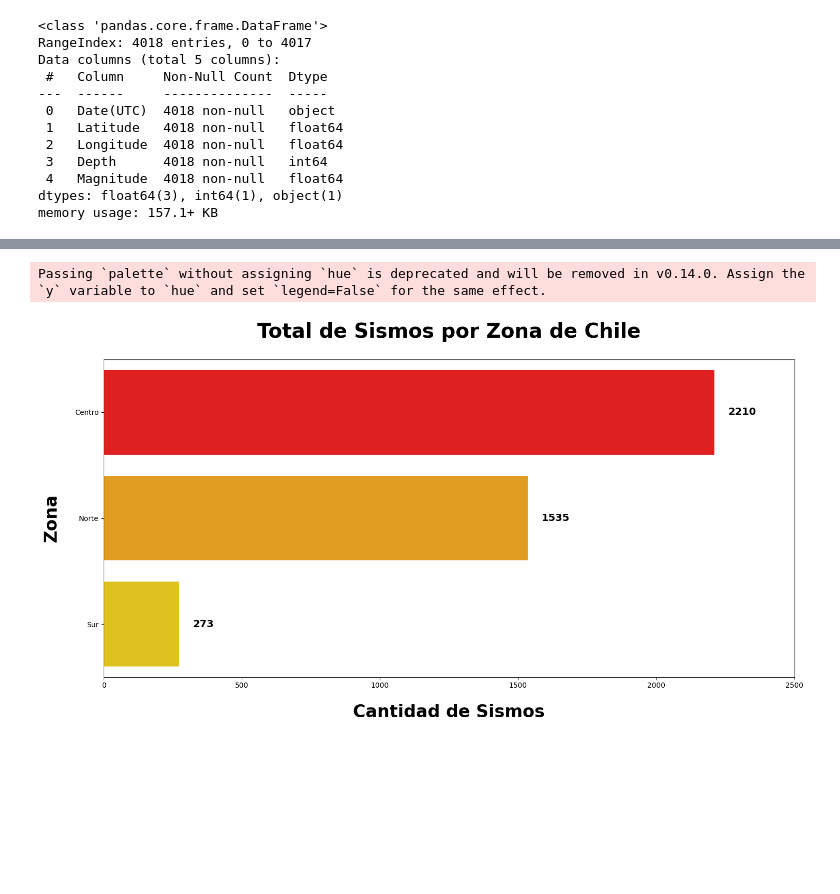
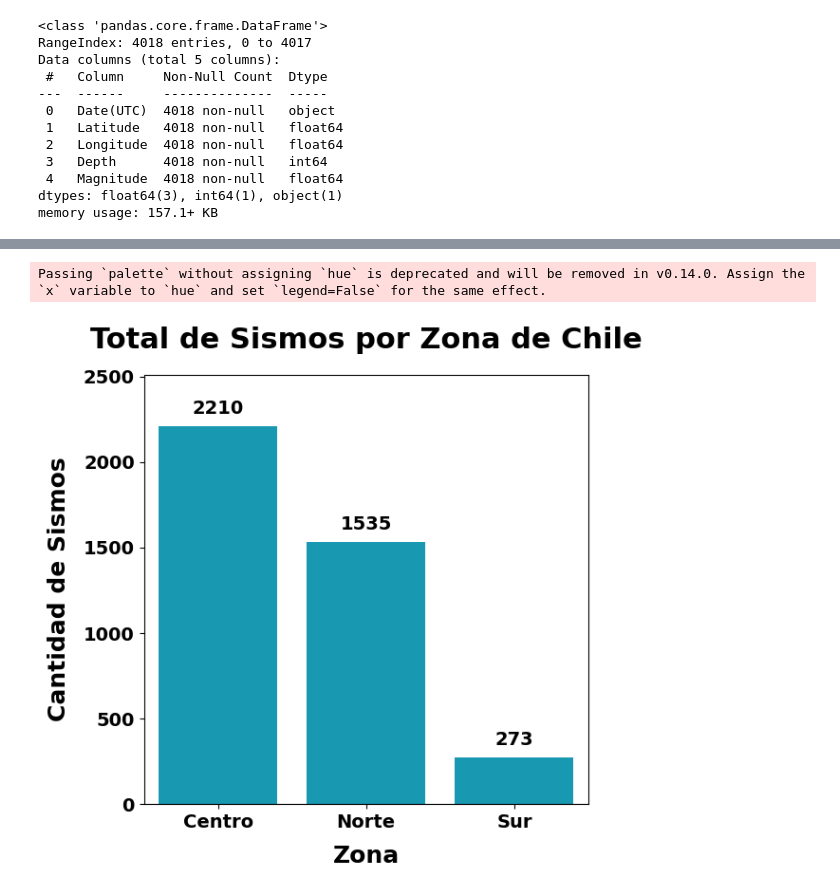
Before and after one commit to cristiangodoyangel/Analisis-Sismico-Chile-Data-Science, a Jupyter notebook: Terremotos_en_Chile.ipynb, the cells around one changed output, grey strips where cells are left out. Drawn from its saved outputs; the diff is of its cells as text; code cells hidden in the pictures; blank space fills up the shorter version.

```diff
--- a/Terremotos_en_Chile.ipynb
+++ b/Terremotos_en_Chile.ipynb
@@ -184,49 +335,42 @@ fig.show()
 # %%
-import pandas as pd
-import matplotlib.pyplot as plt
-import seaborn as sns
-
-# Cargar el archivo CSV
-df = pd.read_csv("/content/drive/MyDrive/0002 Python - Data Science/Datasets/seismic_data.csv")
-
-# Procesar fecha
-df['Fecha'] = pd.to_datetime(df['Date(UTC)'])
-df['Fecha_Chile'] = df['Fecha'].dt.tz_localize('UTC').dt.tz_convert('America/Santiago')
-
-# Clasificación por zona (basado en latitud)
+# Clasificación por zona
 def clasificar_zona(lat):
     if lat >= -27:
         return 'Norte'
     elif lat >= -36:
         return 'Centro'
     else:
         return 'Sur'
 
 df['Zona'] = df['Latitude'].apply(clasificar_zona)
 
-# Agrupar y contar sismos por zona
+# Agrupación
 sismos_por_zona = df['Zona'].value_counts().reset_index()
 sismos_por_zona.columns = ['Zona', 'Cantidad']
 
-# Colores para cada zona
-colores = {'Norte': '#FFA500', 'Centro': '#FF0000', 'Sur': '#FFD700'}
+# Colores
+colores = {'Norte': '#00a9cb', 'Centro': '#00a9cb', 'Sur': '#00a9cb'}
 
-# Crear gráfico
-plt.figure(figsize=(15, 8))
-sns.barplot(data=sismos_por_zona, x='Cantidad', y='Zona', palette=colores)
+# Gráfico
+plt.figure(figsize=(6, 6))  # 👈 Vertical y compacto
+sns.barplot(data=sismos_por_zona, x='Zona', y='Cantidad', palette=colores)
 
-# Estética
-plt.title('Total de Sismos por Zona de Chile', fontsize=28, fontweight='bold', pad=30)
-plt.xlabel('Cantidad de Sismos', fontsize=24, fontweight='bold', labelpad=20)
-plt.ylabel('Zona', fontsize=24, fontweight='bold', labelpad=20)
+# Título y ejes
+plt.title('Total de Sismos por Zona de Chile', fontsize=22, fontweight='bold', pad=20)
+plt.xlabel('Zona', fontsize=18, fontweight='bold', labelpad=10)
+plt.ylabel('Cantidad de Sismos', fontsize=18, fontweight='bold', labelpad=10)
 
-# Mostrar cantidad en las barras
-for index, row in sismos_por_zona.iterrows():
-    plt.text(row['Cantidad'] + 50, index, f"{row['Cantidad']}", va='center', fontsize=14, fontweight='bold')
+plt.xticks(fontsize=14, fontweight='bold')
+plt.yticks(fontsize=14, fontweight='bold')
 
-plt.xlim(0, 2500)
+# Mostrar etiquetas arriba
+for i, row in sismos_por_zona.iterrows():
+    plt.text(i, row['Cantidad'] + 50, f"{row['Cantidad']}",
+             ha='center', va='bottom', fontsize=14, fontweight='bold')
+
+plt.ylim(0, sismos_por_zona['Cantidad'].max() + 300)
 plt.tight_layout()
 plt.show()
 # %% [output]
-Passing `palette` without assigning `hue` is deprecated and will be removed in v0.14.0. Assign the `y` variable to `hue` and set `legend=False` for the same effect.
+Passing `palette` without assigning `hue` is deprecated and will be removed in v0.14.0. Assign the `x` variable to `hue` and set `legend=False` for the same effect.
-[figure, old version]
+[figure, new version]
```
Also changed, not shown: parts of 7 cells of this notebook.
